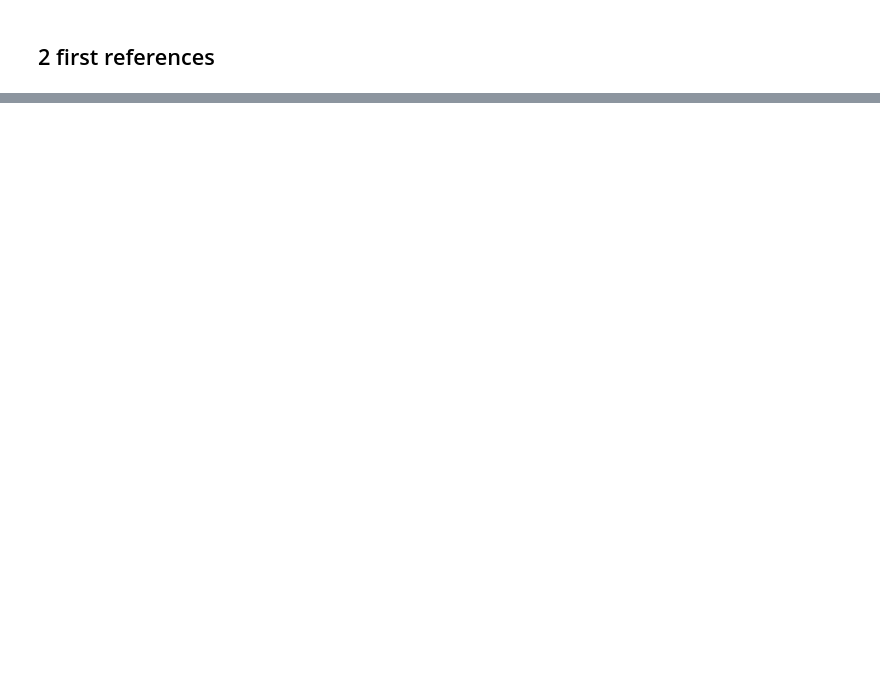
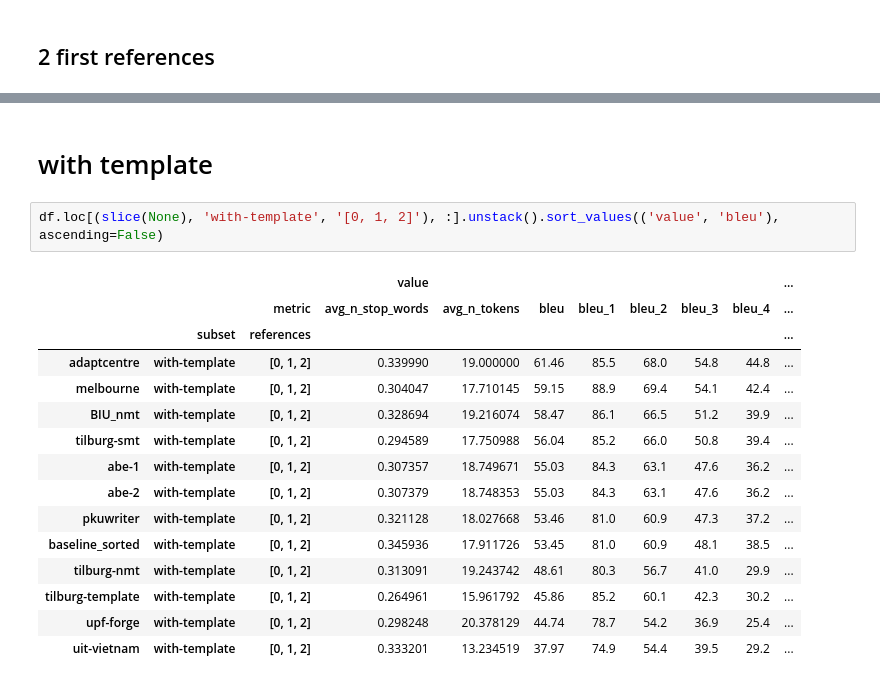
Before and after one commit to abevieiramota/masters, a Jupyter notebook: notebook/00 - Automatic evaluation.ipynb, the cells around one changed output, grey strips where cells are left out. Drawn from its saved outputs; the diff is of its cells as text; blank space fills up the shorter version.

```diff
--- a/notebook/00 - Automatic evaluation.ipynb
+++ b/notebook/00 - Automatic evaluation.ipynb
@@ -452,3 +458,23 @@ df.loc[(slice(None), 'new-cat', '[0, 1]'), :].unstack().sort_values(('value', 'b
 | adaptcentre | new-cat | [0, 1] | 0.404367 | 40.300786 | 9.21 | 32.1 | 12.9 | 6.1 | 2.8 | ... |
 | baseline_sorted | new-cat | [0, 1] | 0.428766 | 14.810325 | 4.84 | 36.7 | 8.9 | 4.1 | 2.2 | ... |
 | uit-vietnam | new-cat | [0, 1] | 0.214254 | 2.519641 | 0.03 | 48.1 | 50.1 | 35.1 | 24.1 | ... |
+# %% [markdown]
+# with template
+# %%
+df.loc[(slice(None), 'with-template', '[0, 1, 2]'), :].unstack().sort_values(('value', 'bleu'), ascending=False)
+# %% [output]
+|  |  |  | value |  |  |  |  |  |  | ... |
+|  |  | metric | avg_n_stop_words | avg_n_tokens | bleu | bleu_1 | bleu_2 | bleu_3 | bleu_4 | ... |
+|  | subset | references |  |  |  |  |  |  |  | ... |
+| adaptcentre | with-template | [0, 1, 2] | 0.339990 | 19.000000 | 61.46 | 85.5 | 68.0 | 54.8 | 44.8 | ... |
+| melbourne | with-template | [0, 1, 2] | 0.304047 | 17.710145 | 59.15 | 88.9 | 69.4 | 54.1 | 42.4 | ... |
+| BIU_nmt | with-template | [0, 1, 2] | 0.328694 | 19.216074 | 58.47 | 86.1 | 66.5 | 51.2 | 39.9 | ... |
+| tilburg-smt | with-template | [0, 1, 2] | 0.294589 | 17.750988 | 56.04 | 85.2 | 66.0 | 50.8 | 39.4 | ... |
+| abe-1 | with-template | [0, 1, 2] | 0.307357 | 18.749671 | 55.03 | 84.3 | 63.1 | 47.6 | 36.2 | ... |
+| abe-2 | with-template | [0, 1, 2] | 0.307379 | 18.748353 | 55.03 | 84.3 | 63.1 | 47.6 | 36.2 | ... |
+| pkuwriter | with-template | [0, 1, 2] | 0.321128 | 18.027668 | 53.46 | 81.0 | 60.9 | 47.3 | 37.2 | ... |
+| baseline_sorted | with-template | [0, 1, 2] | 0.345936 | 17.911726 | 53.45 | 81.0 | 60.9 | 48.1 | 38.5 | ... |
+| tilburg-nmt | with-template | [0, 1, 2] | 0.313091 | 19.243742 | 48.61 | 80.3 | 56.7 | 41.0 | 29.9 | ... |
+| tilburg-template | with-template | [0, 1, 2] | 0.264961 | 15.961792 | 45.86 | 85.2 | 60.1 | 42.3 | 30.2 | ... |
+| upf-forge | with-template | [0, 1, 2] | 0.298248 | 20.378129 | 44.74 | 78.7 | 54.2 | 36.9 | 25.4 | ... |
+| uit-vietnam | with-template | [0, 1, 2] | 0.333201 | 13.234519 | 37.97 | 74.9 | 54.4 | 39.5 | 29.2 | ... |
```
Also changed, not shown: parts of 7 cells of this notebook, 32 other files.
